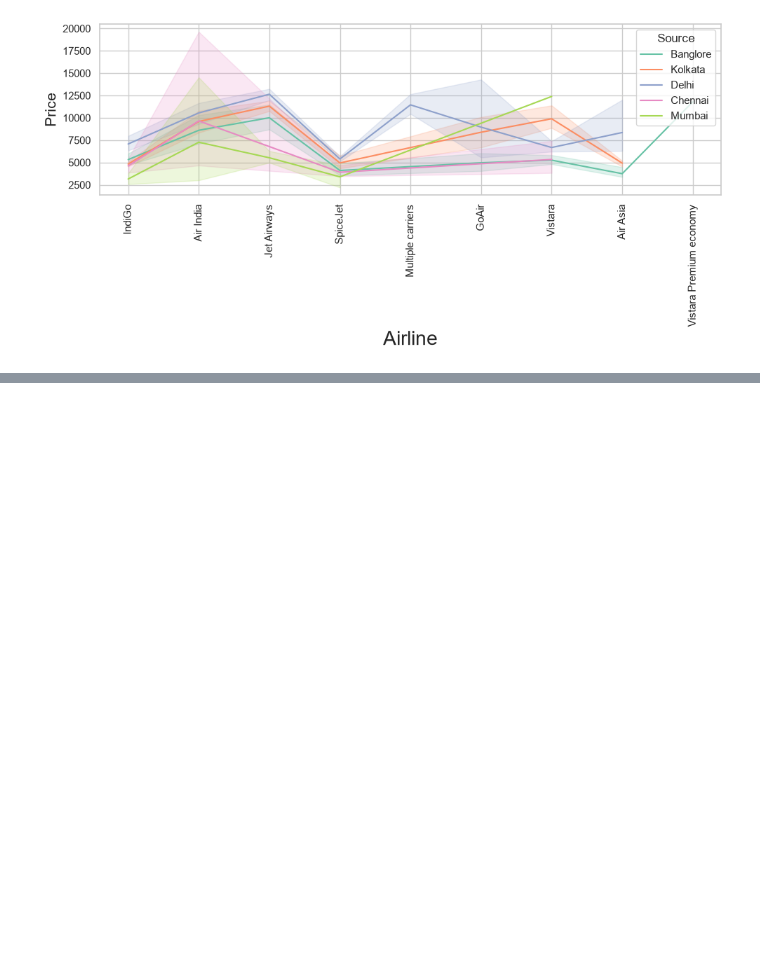
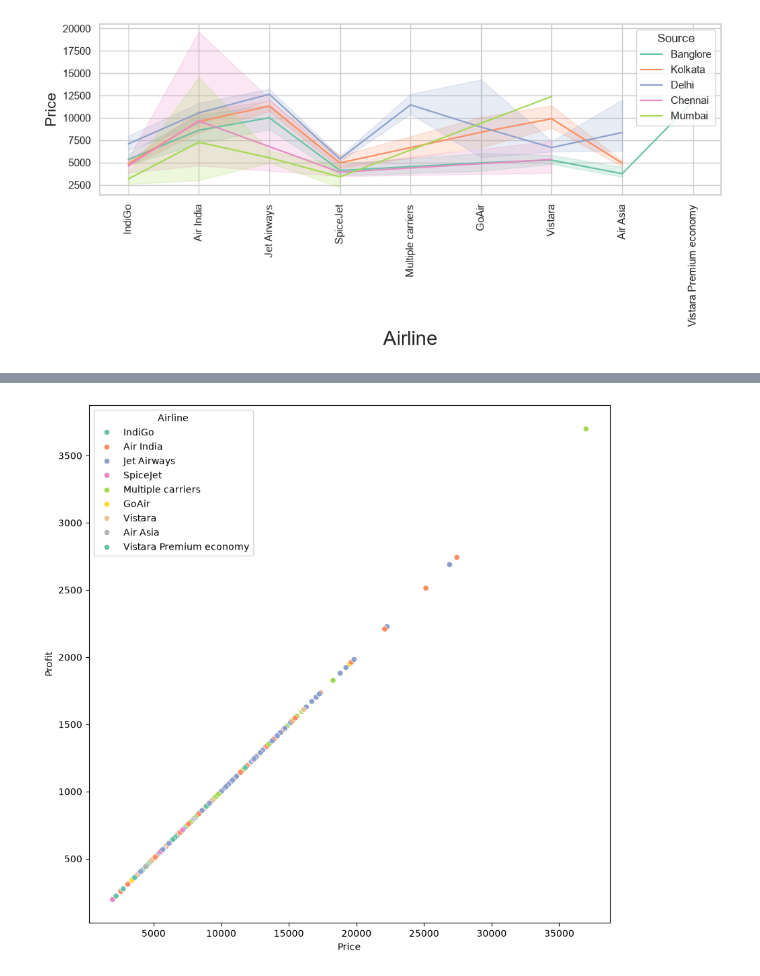
Before and after one commit to vaishnavidhanavade/03-Data-Manupulation-Pandas, a Jupyter notebook: 01.Pandas-Level-01.ipynb/4_Plotting-Enhancment.ipynb, the cells around one changed output, grey strips where cells are left out. Saved outputs shown, nothing was run; the diff lists cells and outputs as text; code cells hidden in the pictures; blank space fills up the shorter version.

```diff
--- a/01.Pandas-Level-01.ipynb/4_Plotting-Enhancment.ipynb
+++ b/01.Pandas-Level-01.ipynb/4_Plotting-Enhancment.ipynb
@@ -214,0 +276,2 @@ plt.show()
+# %%
+df['Profit'] = df['Price'] * 0.10
@@ -214,0 +286,14 @@ plt.show()
+# %%
+plt.figure(figsize=(10,10))
+
+sns.scatterplot(
+    data=df,
+    x='Price',
+    y='Profit',
+    hue='Airline',
+    palette='Set2'
+)
+
+plt.show()
+# %% [output]
+[figure, added]
```
Also changed, not shown: parts of 12 cells of this notebook.
